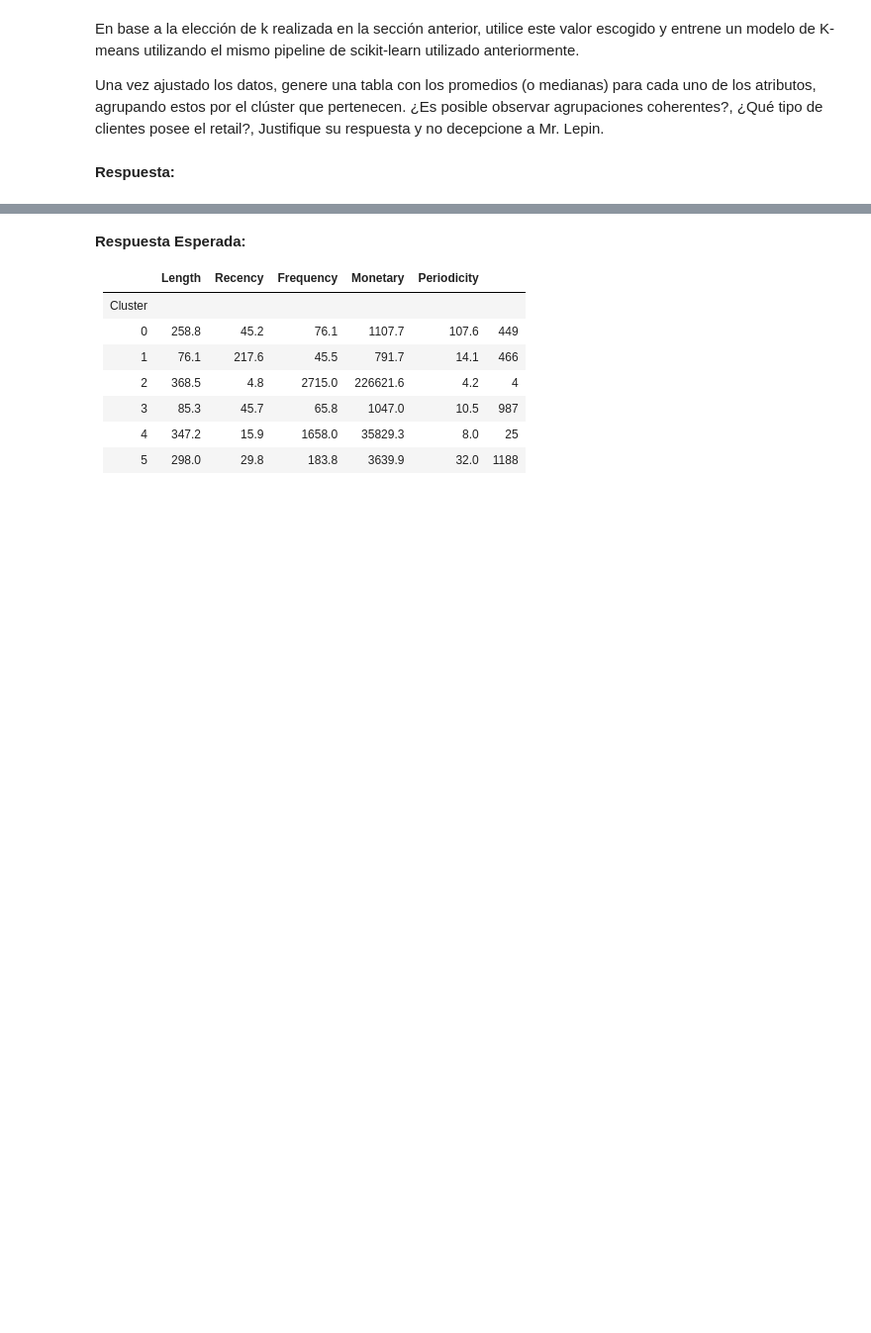
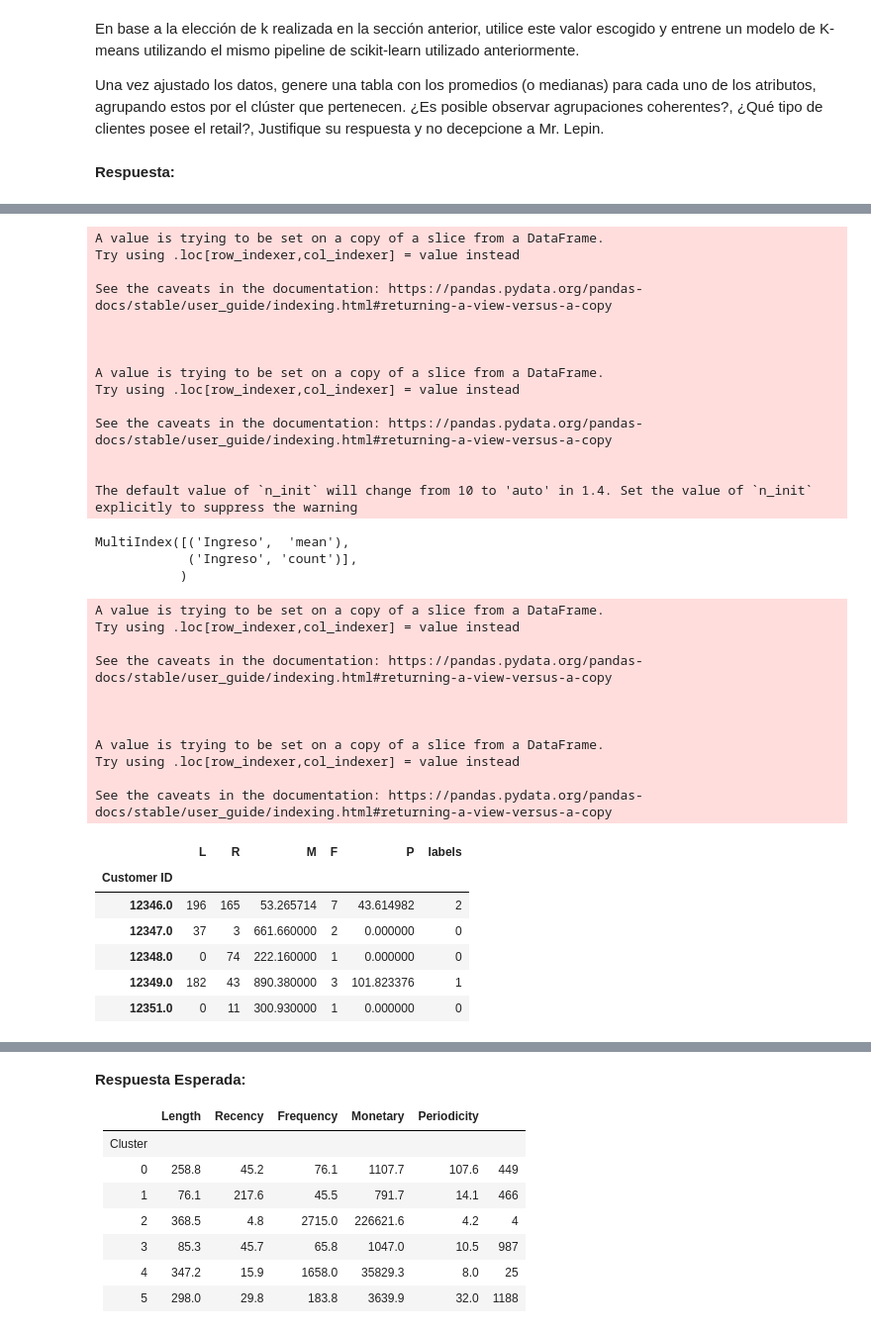
Before and after one commit to J07Aa/Repo, a Jupyter notebook: Lab_7/Laboratorio7_Enunciado.ipynb, the cells around one changed output, grey strips where cells are left out. Shown at 99% size. Drawn from its saved outputs; the diff is of its cells as text; code cells hidden in the pictures; blank space fills up the shorter version.

```diff
--- a/Lab_7/Laboratorio7_Enunciado.ipynb
+++ b/Lab_7/Laboratorio7_Enunciado.ipynb
@@ -330,3 +330,6 @@ Configure un pipeline utilizando el algoritmo `T-SNE` sobre los datos **LRMFP**,
 Tras aplicar las transformaciones sobre el dataset **LRMFP**, gráfique las componentes obtenidas en la reducción de dimensionalidad.
 # %% [markdown]
 **Respuesta:**
+# %%
+# Paso 1
+transformer = FunctionTransformer(custom_features)
@@ -340,3 +394,28 @@ Utilizando la clase creada para escalamiento, aplique el método del codo para v
 A través del grafico obtenido, comente y justifique que valor de k escogería para realizar el k-means.
 # %% [markdown]
 **Respuesta:**
+# %%
+elbow_scores = []
+
+for k in range(1, 21):
+    pipeline = Pipeline([
+    ('custom_features',transformer),
+    ('Preprocessing', preprocessing_transformer),
+    ('kmeans-k',KMeans(n_clusters=k))
+    ])
+
+    # Ajustar el modelo
+    pipeline.fit(df_retail)
+
+    # Calcular la puntuación de inercia (within-cluster sum of squares)
+    elbow_scores.append(pipeline.named_steps['kmeans-k'].inertia_)
+
+# Graficar los resultados del método del codo
+fig = px.line(x=range(1, 21), y=elbow_scores, markers=True, line_shape='linear')
+fig.update_traces(mode='lines+markers')
+fig.update_layout(
+    xaxis_title='Número de Clusters (k)',
+    yaxis_title='Inercia',
+    title='Método del Codo para Encontrar el Mejor k'
+)
+fig.show()
@@ -348,3 +533,20 @@ En base a la elección de k realizada en la sección anterior, utilice este valo
 Una vez ajustado los datos, genere una tabla con los promedios (o medianas) para cada uno de los atributos, agrupando estos por el clúster que pertenecen. ¿Es posible observar agrupaciones coherentes?, ¿Qué tipo de clientes posee el retail?, Justifique su respuesta y no decepcione a Mr. Lepin.
 # %% [markdown]
 **Respuesta:**
+# %%
+pipeline = Pipeline([
+    ('custom_features',transformer),
+    ('Preprocessing', preprocessing_transformer),
+    ('kmeans-5',KMeans(n_clusters=5, random_state=21))
+    ])
+
+# Ajustar el modelo
+pipeline.fit(df_retail)
+
+# Obtener los clusters
+df_labels = pipeline.named_steps['kmeans-5'].labels_
+
+df = transformer.transform(df_retail)
+df['labels'] = df_labels
+df.head()
+# %% [output]
@@ -350,0 +556,35 @@ Una vez ajustado los datos, genere una tabla con los promedios (o medianas) para
+A value is trying to be set on a copy of a slice from a DataFrame.
+Try using .loc[row_indexer,col_indexer] = value instead
+
+See the caveats in the documentation: https://pandas.pydata.org/pandas-docs/stable/user_guide/indexing.html#returning-a-view-versus-a-copy
+
+
+
+A value is trying to be set on a copy of a slice from a DataFrame.
+Try using .loc[row_indexer,col_indexer] = value instead
+
+See the caveats in the documentation: https://pandas.pydata.org/pandas-docs/stable/user_guide/indexing.html#returning-a-view-versus-a-copy
+
+
+The default value of `n_init` will change from 10 to 'auto' in 1.4. Set the value of `n_init` explicitly to suppress the warning
+MultiIndex([('Ingreso',  'mean'),
+            ('Ingreso', 'count')],
+           )
+A value is trying to be set on a copy of a slice from a DataFrame.
+Try using .loc[row_indexer,col_indexer] = value instead
+
+See the caveats in the documentation: https://pandas.pydata.org/pandas-docs/stable/user_guide/indexing.html#returning-a-view-versus-a-copy
+
+
+
+A value is trying to be set on a copy of a slice from a DataFrame.
+Try using .loc[row_indexer,col_indexer] = value instead
+
+See the caveats in the documentation: https://pandas.pydata.org/pandas-docs/stable/user_guide/indexing.html#returning-a-view-versus-a-copy
+|  | L | R | M | F | P | labels |
+| Customer ID |  |  |  |  |  |  |
+| 12346.0 | 196 | 165 | 53.265714 | 7 | 43.614982 | 2 |
+| 12347.0 | 37 | 3 | 661.660000 | 2 | 0.000000 | 0 |
+| 12348.0 | 0 | 74 | 222.160000 | 1 | 0.000000 | 0 |
+| 12349.0 | 182 | 43 | 890.380000 | 3 | 101.823376 | 1 |
+| 12351.0 | 0 | 11 | 300.930000 | 1 | 0.000000 | 0 |
```
Also changed, not shown: parts of 13 cells of this notebook.
